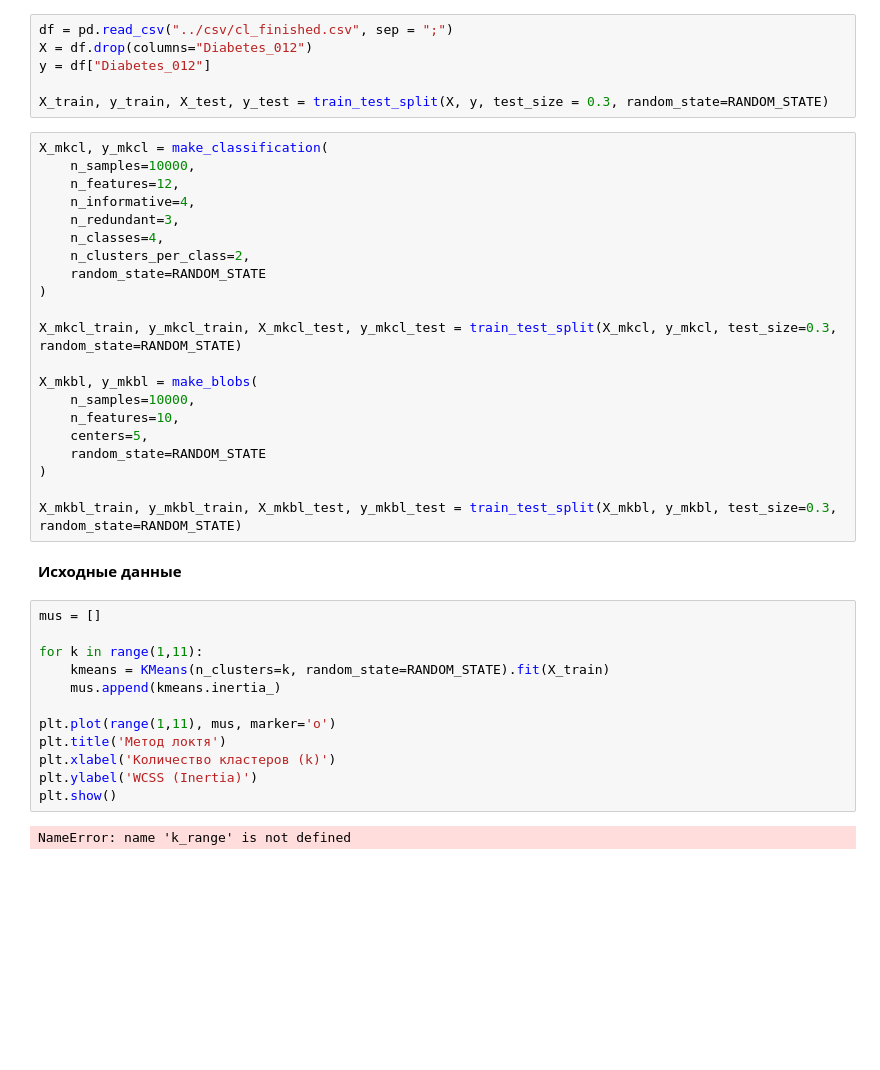
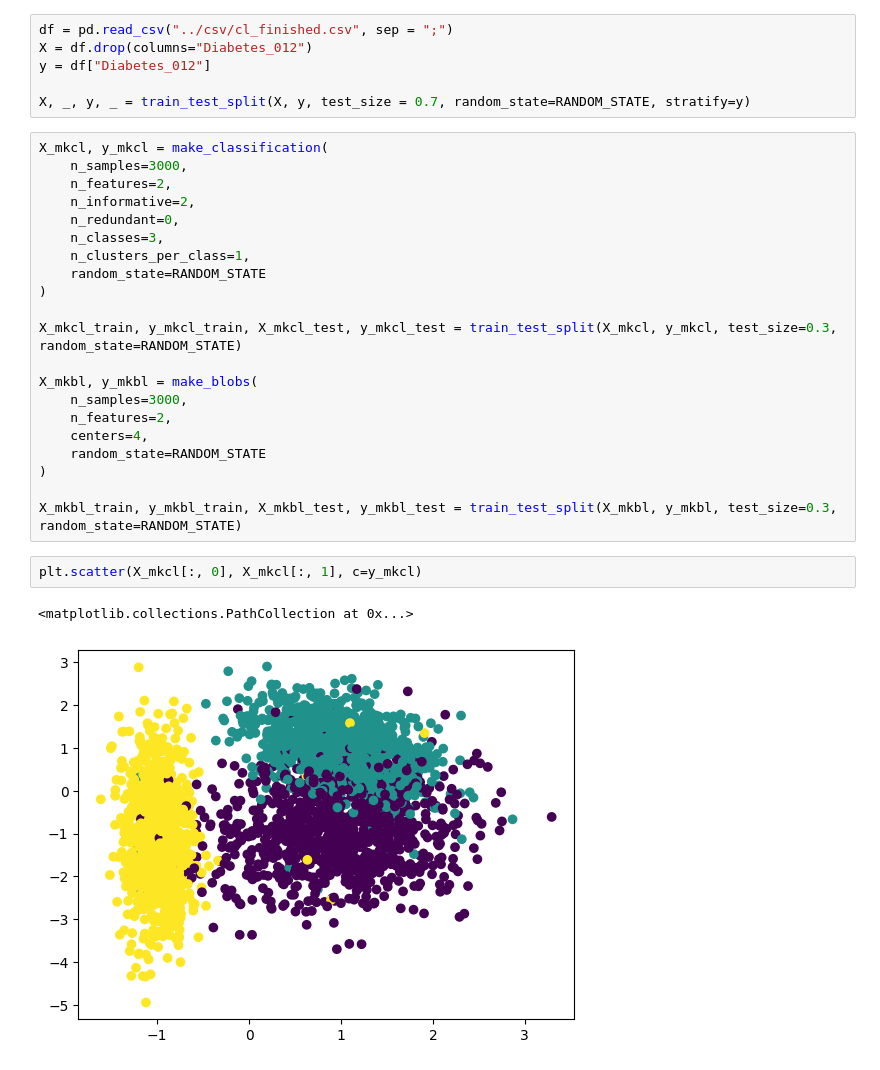
Before and after one commit to Chaizee/OMSTU_ML_LABS, a Jupyter notebook: lab5/lab5_classter.ipynb, the cells around one changed output. Cells and saved outputs as stored; diff of their text form; blank space fills up the shorter version.

```diff
--- a/lab5/lab5_classter.ipynb
+++ b/lab5/lab5_classter.ipynb
@@ -13,41 +93,30 @@ df = pd.read_csv("../csv/cl_finished.csv", sep = ";")
 X = df.drop(columns="Diabetes_012")
 y = df["Diabetes_012"]
 
-X_train, y_train, X_test, y_test = train_test_split(X, y, test_size = 0.3, random_state=RANDOM_STATE)
+X, _, y, _ = train_test_split(X, y, test_size = 0.7, random_state=RANDOM_STATE, stratify=y)
 # %%
 X_mkcl, y_mkcl = make_classification(
-    n_samples=10000,
-    n_features=12,
-    n_informative=4,
-    n_redundant=3,
-    n_classes=4,
-    n_clusters_per_class=2,
+    n_samples=3000,
+    n_features=2,
+    n_informative=2,
+    n_redundant=0,
+    n_classes=3,
+    n_clusters_per_class=1,
     random_state=RANDOM_STATE
 )
 
 X_mkcl_train, y_mkcl_train, X_mkcl_test, y_mkcl_test = train_test_split(X_mkcl, y_mkcl, test_size=0.3, random_state=RANDOM_STATE)
 
 X_mkbl, y_mkbl = make_blobs(
-    n_samples=10000,
-    n_features=10,
-    centers=5,
+    n_samples=3000,
+    n_features=2,
+    centers=4,
     random_state=RANDOM_STATE
 )
 
 X_mkbl_train, y_mkbl_train, X_mkbl_test, y_mkbl_test = train_test_split(X_mkbl, y_mkbl, test_size=0.3, random_state=RANDOM_STATE)
-# %% [markdown]
-**Исходные данные**
-# %%
-mus = []
-
-for k in range(1,11):
-    kmeans = KMeans(n_clusters=k, random_state=RANDOM_STATE).fit(X_train)
-    mus.append(kmeans.inertia_)
-
-plt.plot(range(1,11), mus, marker='o')
-plt.title('Метод локтя')
-plt.xlabel('Количество кластеров (k)')
-plt.ylabel('WCSS (Inertia)')
-plt.show()
-# %% [output]
-NameError: name 'k_range' is not defined
+# %%
+plt.scatter(X_mkcl[:, 0], X_mkcl[:, 1], c=y_mkcl)
+# %% [output]
+<matplotlib.collections.PathCollection at 0x...>
+[figure, added]
```
Also changed, not shown: parts of 35 cells of this notebook, 10 other files.
